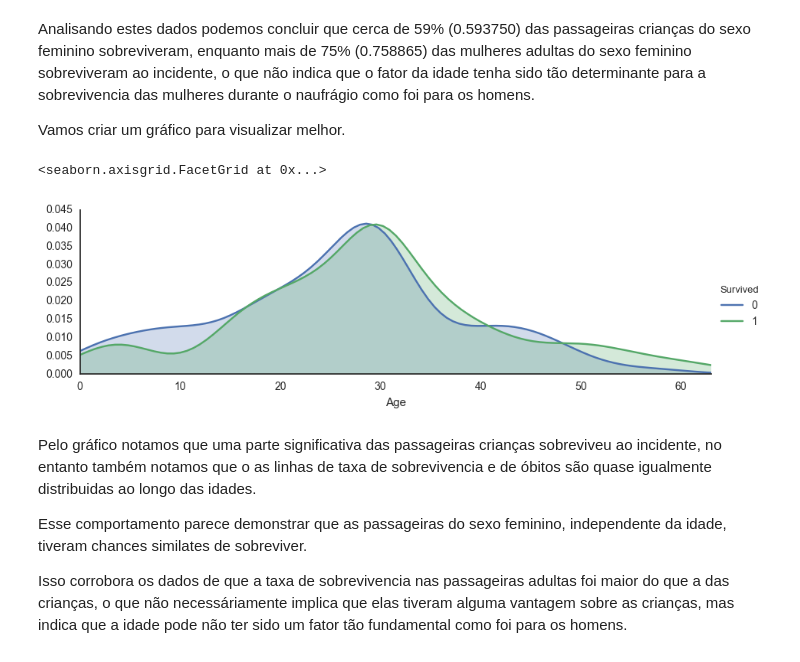
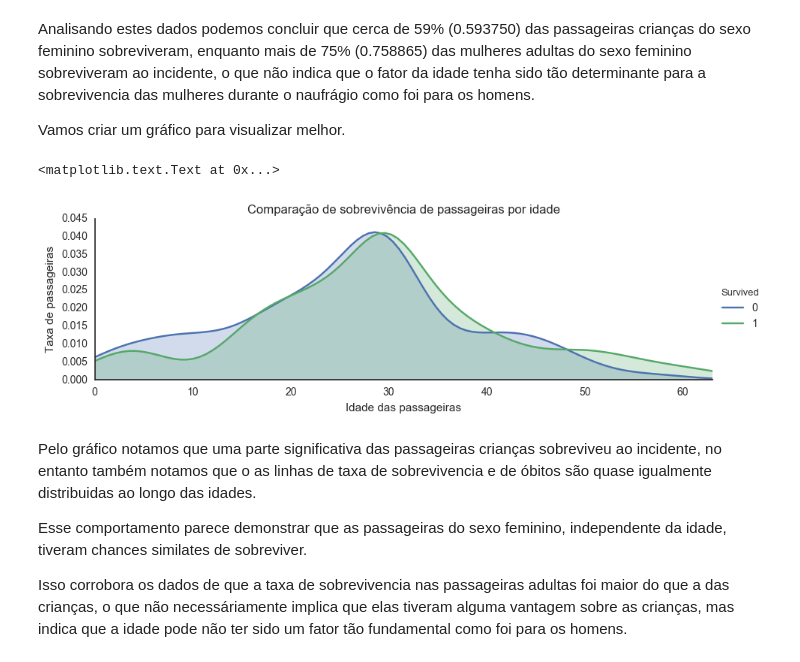
Before and after one commit to Doomsk/Nanodegree-Analista-de-Dados, a Jupyter notebook: Projeto 2 - Investigando uma Base de Dados/Titanic_Projeto.ipynb, the cells around one changed output. Cells and saved outputs as stored; diff of their text form; code cells hidden in the pictures.

```diff
--- a/Projeto 2 - Investigando uma Base de Dados/Titanic_Projeto.ipynb
+++ b/Projeto 2 - Investigando uma Base de Dados/Titanic_Projeto.ipynb
@@ -409,9 +416,12 @@ Vamos criar um gráfico para visualizar melhor.
 # %%
 #Graficos que demonstram quantidade de mulheres adultas e crianças que sobreviveram ou faleceram no naufragio
 kdeGraph(female_passengers,'Survived')
+plt.xlabel(u'Idade das passageiras')
+plt.ylabel(u'Taxa de passageiras')
+plt.title(u'Comparação de sobrevivência de passageiras por idade')
 # %% [output]
-<seaborn.axisgrid.FacetGrid at 0x...>
+<matplotlib.text.Text at 0x...>
-[figure, old version]
+[figure, new version]
 # %% [markdown]
 Pelo gráfico notamos que uma parte significativa das passageiras crianças sobreviveu ao incidente, no entanto também notamos que o as linhas de taxa de sobrevivencia e de óbitos são quase igualmente distribuidas ao longo das idades.
 
```
Also changed, not shown: parts of 5 cells of this notebook, 1 other file.
